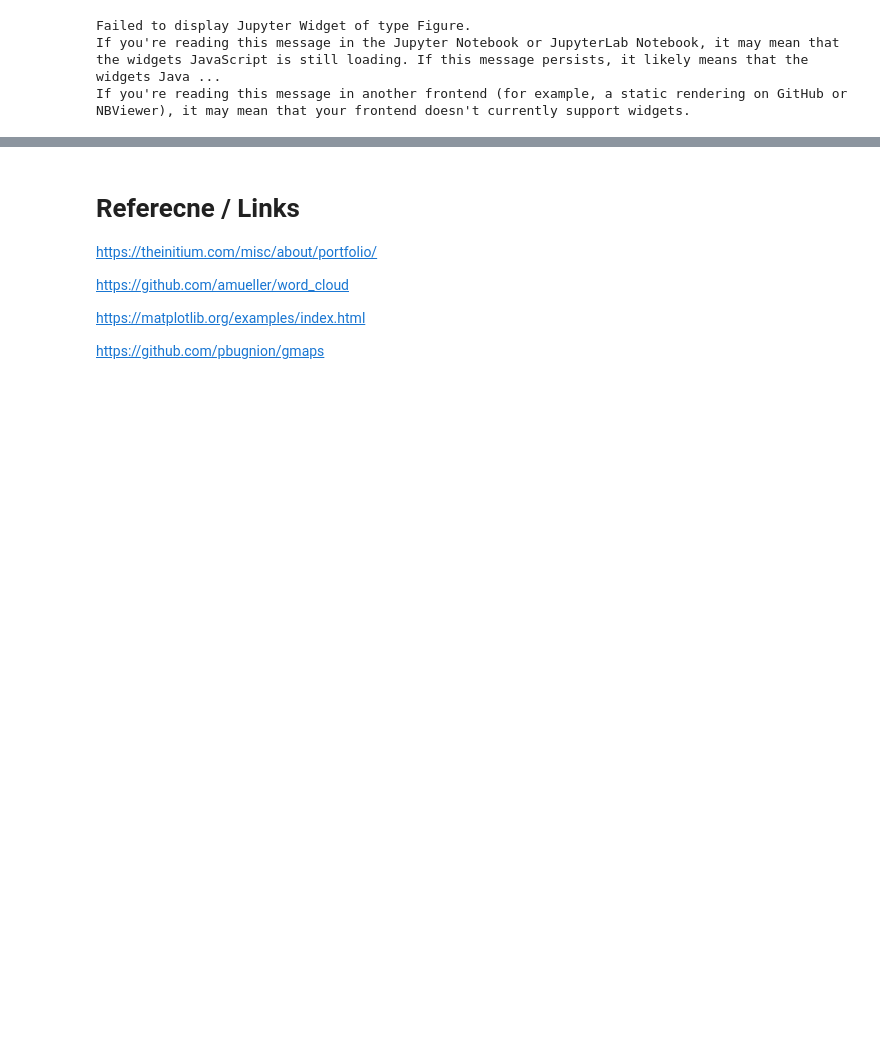
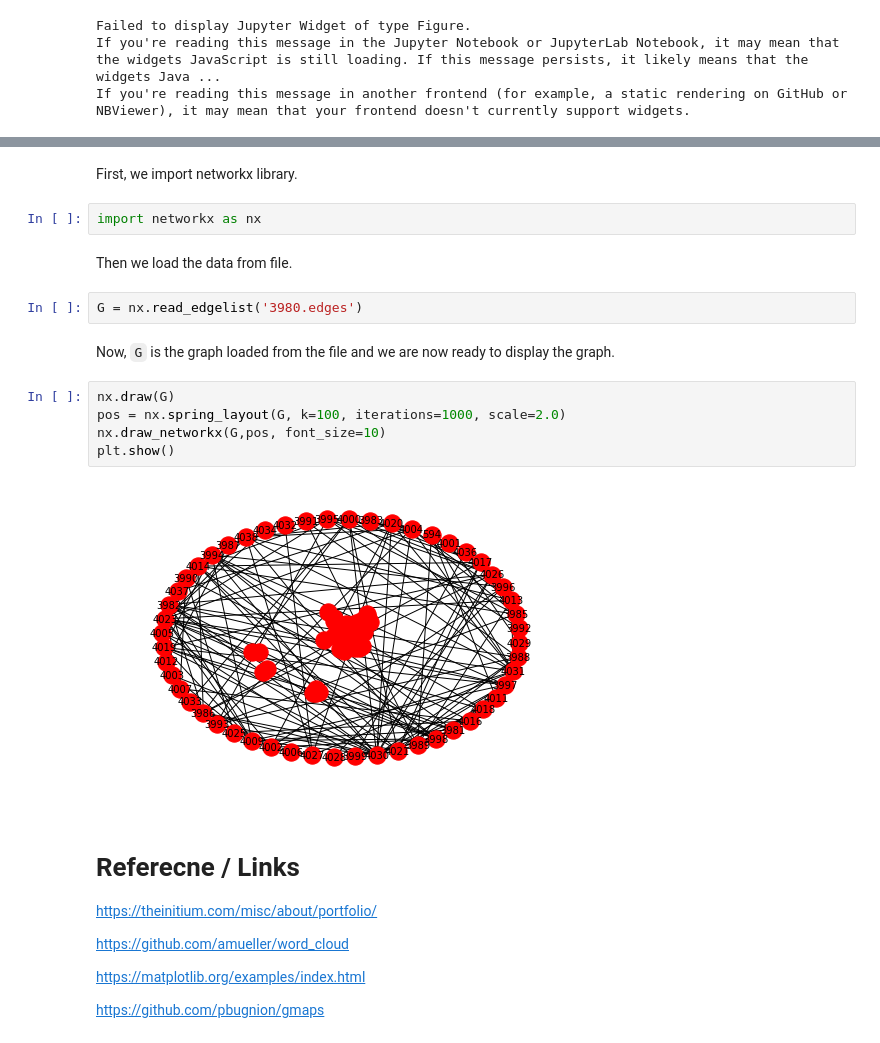
Before and after one commit to howawong/python-for-students, a Jupyter notebook: Data Visualization.ipynb, the cells around one changed output, grey strips where cells are left out. Drawn from its saved outputs; the diff is of its cells as text; blank space fills up the shorter version.

Commit message:
Add social graph section

```diff
--- a/Data Visualization.ipynb
+++ b/Data Visualization.ipynb
@@ -239,3 +242,20 @@ If you're reading this message in another frontend (for example, a static render
+# %% [markdown]
+First, we import networkx library.
+# %%
+import networkx as nx
+# %% [markdown]
+Then we load the data from file.
+# %%
+G = nx.read_edgelist('3980.edges')
+# %% [markdown]
+Now, `G` is the graph loaded from the file and we are now ready to display the graph.
+# %%
+nx.draw(G)
+pos = nx.spring_layout(G, k=100, iterations=1000, scale=2.0)
+nx.draw_networkx(G,pos, font_size=10)
+plt.show()
+# %% [output]
+[figure, added]
 # %% [markdown]
 # Referecne / Links
 
```
Also changed, not shown: parts of 5 cells of this notebook, 1 other file.
